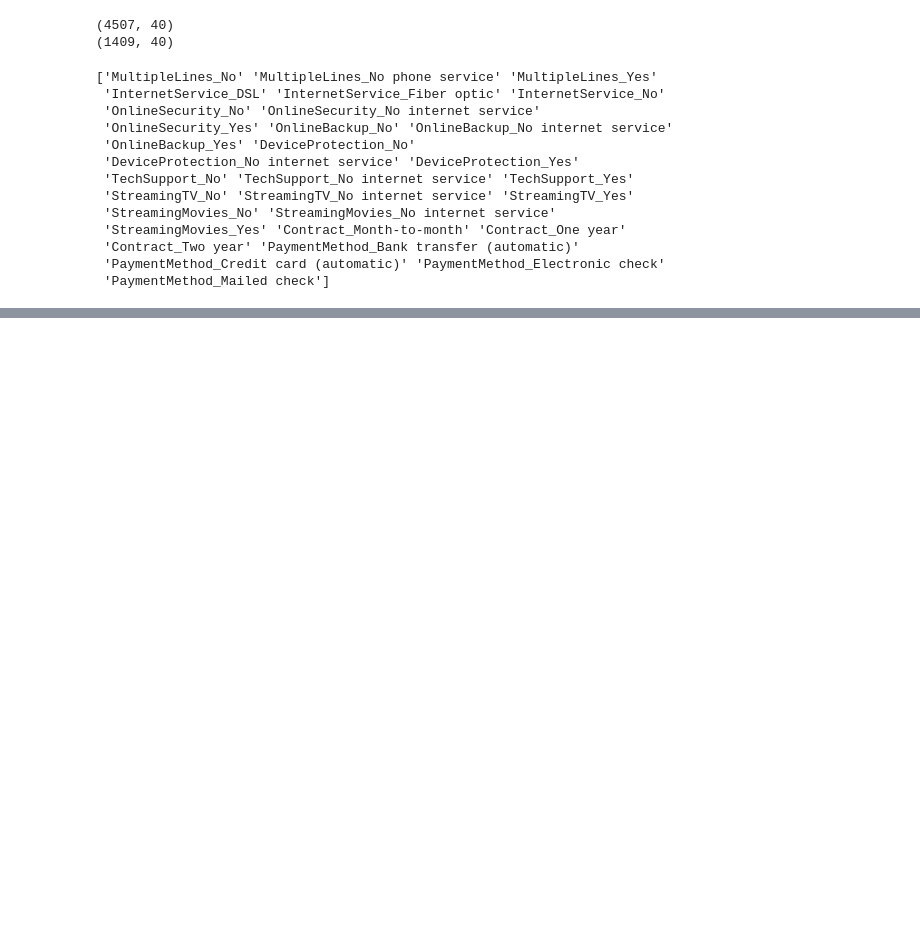
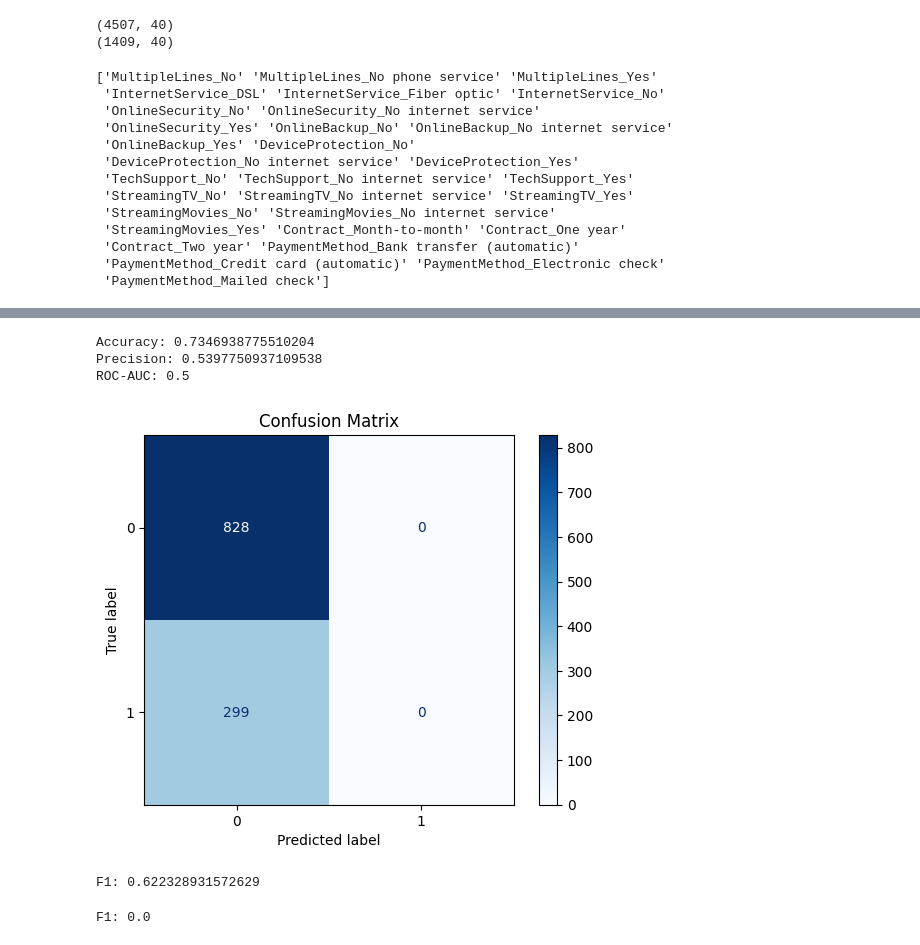
Before and after one commit to Kaemiii-SS/Churn-Prediction-System, a Jupyter notebook: training/model_training.ipynb, the cells around one changed output, grey strips where cells are left out. Drawn from its saved outputs; the diff is of its cells as text; code cells hidden in the pictures; blank space fills up the shorter version.

Commit message:
Training a dummy classifier and observing the metrics

```diff
--- a/training/model_training.ipynb
+++ b/training/model_training.ipynb
@@ -131,3 +137,5 @@ print(ohe_feature_names)
  'Contract_Two year' 'PaymentMethod_Bank transfer (automatic)'
  'PaymentMethod_Credit card (automatic)' 'PaymentMethod_Electronic check'
  'PaymentMethod_Mailed check']
+# %%
+X_val_processed = preprocessor.transform(X_val)
@@ -133,0 +145,7 @@ print(ohe_feature_names)
+# %%
+from sklearn.dummy import DummyClassifier
+
+dummy = DummyClassifier(strategy="most_frequent")
+dummy.fit(X_train_processed, y_train)
+
+y_pred_dummy = dummy.predict(X_val_processed)
@@ -133,0 +167,8 @@ print(ohe_feature_names)
+# %%
+print("Accuracy:", accuracy_score(y_val, y_pred_dummy))
+print("Precision:", precision_score(y_val, y_pred_dummy, average="weighted"))
+print("ROC-AUC:", roc_auc_score(y_val, dummy.predict_proba(X_val_processed)[:, 1]))
+# %% [output]
+Accuracy: 0.7346938775510204
+Precision: 0.5397750937109538
+ROC-AUC: 0.5
@@ -133,0 +177,15 @@ print(ohe_feature_names)
+# %%
+cm = confusion_matrix(y_val, y_pred_dummy)
+ConfusionMatrixDisplay(cm, display_labels=dummy.classes_).plot(cmap="Blues")
+plt.title("Confusion Matrix")
+plt.show()
+# %% [output]
+[figure, added]
+# %%
+print("F1:", f1_score(y_val, y_pred_dummy, average="weighted"))
+# %% [output]
+F1: 0.622328931572629
+# %%
+print("F1:", f1_score(y_val, y_pred_dummy))
+# %% [output]
+F1: 0.0
```
Also changed, not shown: parts of 7 cells of this notebook.
